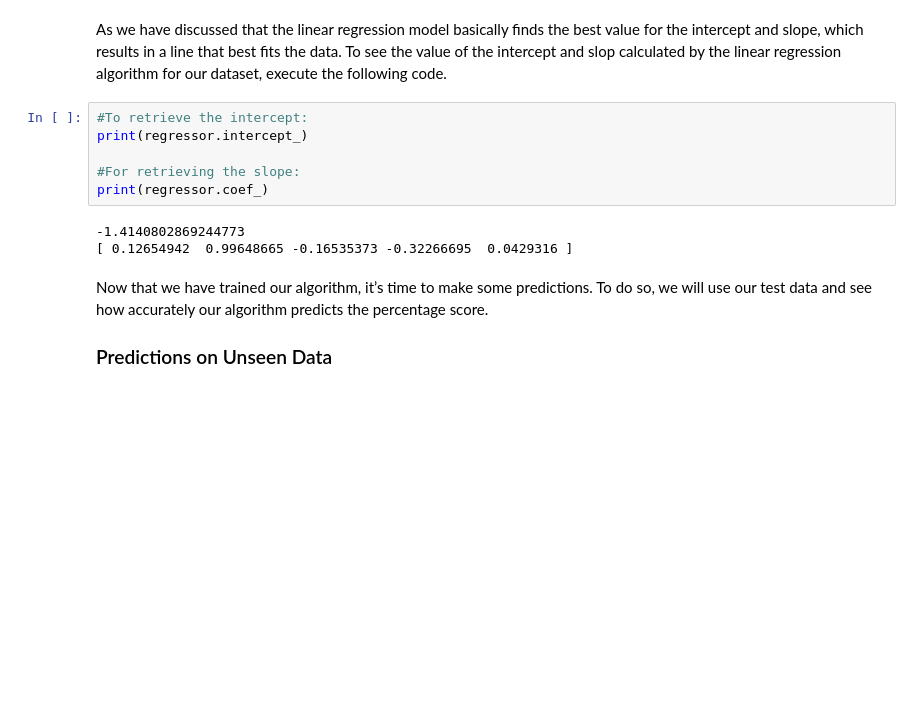
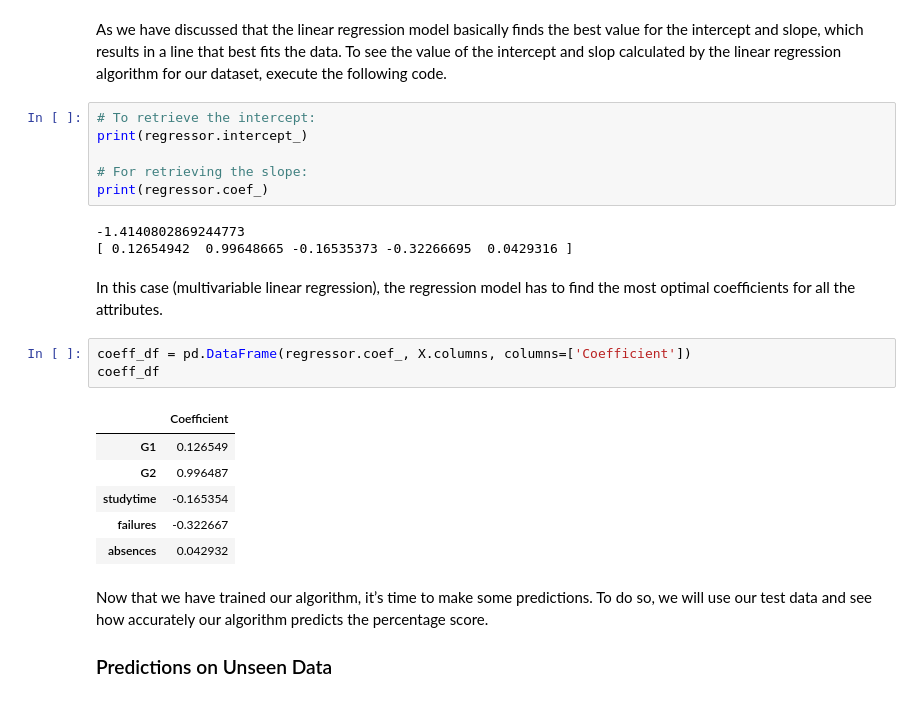
Before and after one commit to saritmaitra/Python-Fundamentals, a Jupyter notebook: Linear regression.ipynb, the cells around one changed output. Cells and saved outputs as stored; diff of their text form; blank space fills up the shorter version.

```diff
--- a/Linear regression.ipynb
+++ b/Linear regression.ipynb
@@ -130,14 +130,26 @@ LinearRegression()
 # %% [markdown]
 As we have discussed that the linear regression model basically finds the best value for the intercept and slope, which results in a line that best fits the data. To see the value of the intercept and slop calculated by the linear regression algorithm for our dataset, execute the following code.
 # %%
-#To retrieve the intercept:
+# To retrieve the intercept:
 print(regressor.intercept_)
 
-#For retrieving the slope:
+# For retrieving the slope:
 print(regressor.coef_)
 # %% [output]
 -1.4140802869244773
 [ 0.12654942  0.99648665 -0.16535373 -0.32266695  0.0429316 ]
+# %% [markdown]
+In this case (multivariable linear regression), the regression model has to find the most optimal coefficients for all the attributes.
+# %%
+coeff_df = pd.DataFrame(regressor.coef_, X.columns, columns=['Coefficient'])
+coeff_df
+# %% [output]
+|  | Coefficient |
+| G1 | 0.126549 |
+| G2 | 0.996487 |
+| studytime | -0.165354 |
+| failures | -0.322667 |
+| absences | 0.042932 |
 # %% [markdown]
 Now that we have trained our algorithm, it’s time to make some predictions. To do so, we will use our test data and see how accurately our algorithm predicts the percentage score.
 
```
Also changed, not shown: parts of 5 cells of this notebook.
